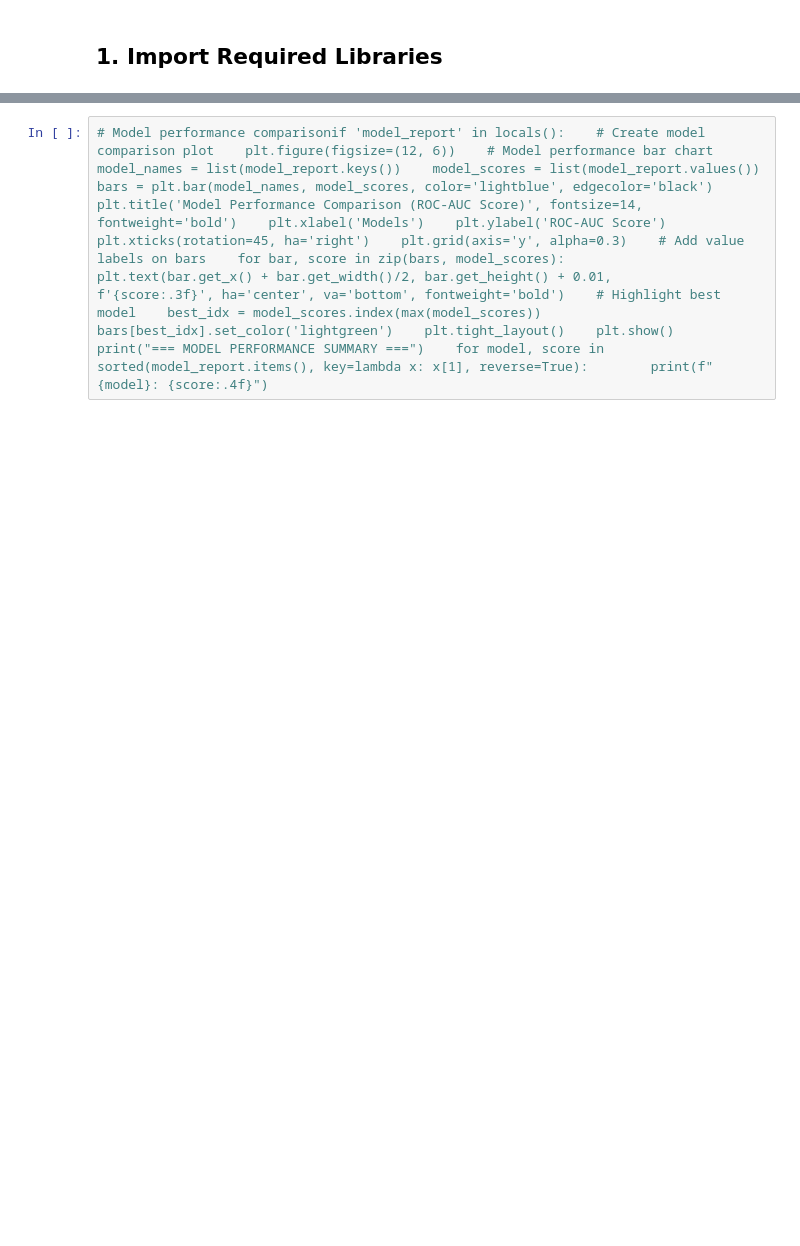
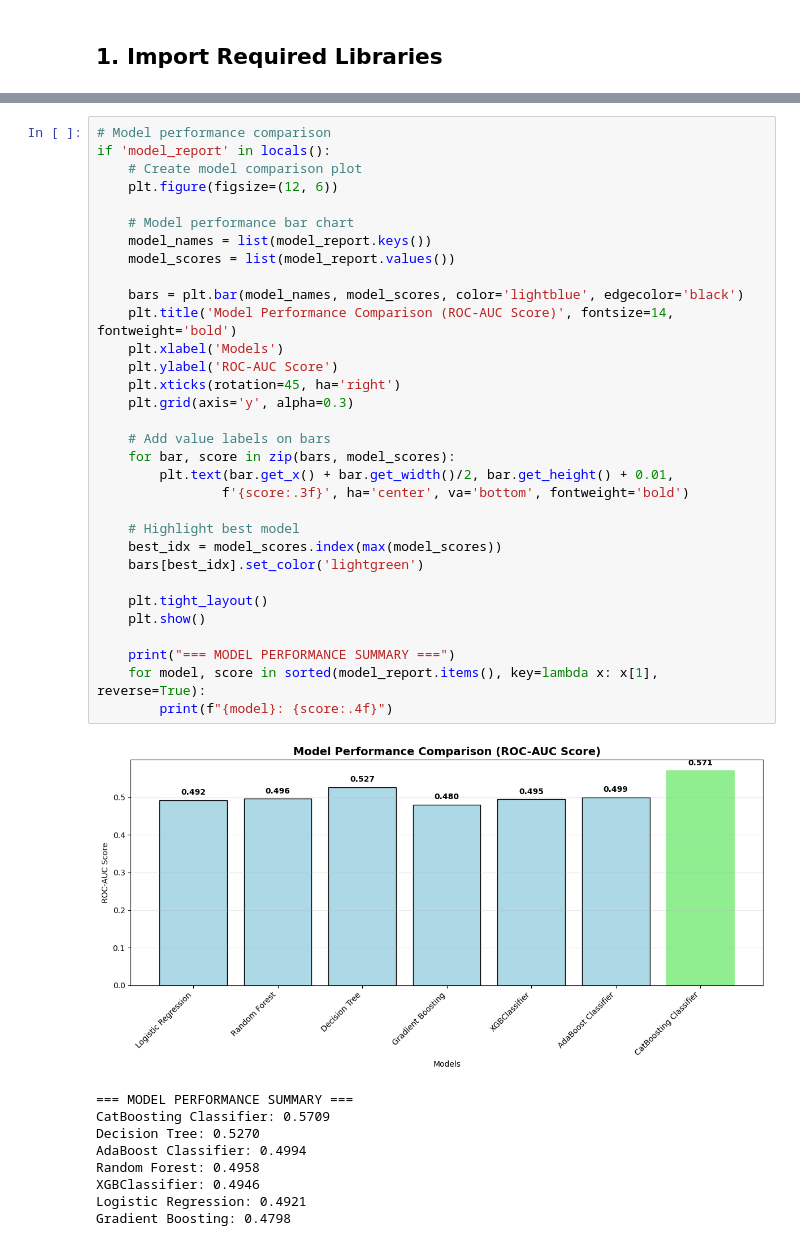
Before and after one commit to Sonalikasingh17/Customer_Churn_Analysis, a Jupyter notebook: Customer_Churn_ML_Pipeline.ipynb, the cells around one changed output, grey strips where cells are left out. Cells and saved outputs as stored; diff of their text form; blank space fills up the shorter version.

```diff
--- a/Customer_Churn_ML_Pipeline.ipynb
+++ b/Customer_Churn_ML_Pipeline.ipynb
@@ -29,3 +582,43 @@
 # %%
-# Model performance comparisonif 'model_report' in locals():    # Create model comparison plot    plt.figure(figsize=(12, 6))    # Model performance bar chart    model_names = list(model_report.keys())    model_scores = list(model_report.values())    bars = plt.bar(model_names, model_scores, color='lightblue', edgecolor='black')    plt.title('Model Performance Comparison (ROC-AUC Score)', fontsize=14, fontweight='bold')    plt.xlabel('Models')    plt.ylabel('ROC-AUC Score')    plt.xticks(rotation=45, ha='right')    plt.grid(axis='y', alpha=0.3)    # Add value labels on bars    for bar, score in zip(bars, model_scores):        plt.text(bar.get_x() + bar.get_width()/2, bar.get_height() + 0.01,                 f'{score:.3f}', ha='center', va='bottom', fontweight='bold')    # Highlight best model    best_idx = model_scores.index(max(model_scores))    bars[best_idx].set_color('lightgreen')    plt.tight_layout()    plt.show()    print("=== MODEL PERFORMANCE SUMMARY ===")    for model, score in sorted(model_report.items(), key=lambda x: x[1], reverse=True):        print(f"{model}: {score:.4f}")
+# Model performance comparison
+if 'model_report' in locals():
+    # Create model comparison plot
+    plt.figure(figsize=(12, 6))
+
+    # Model performance bar chart
+    model_names = list(model_report.keys())
+    model_scores = list(model_report.values())
+
+    bars = plt.bar(model_names, model_scores, color='lightblue', edgecolor='black')
+    plt.title('Model Performance Comparison (ROC-AUC Score)', fontsize=14, fontweight='bold')
+    plt.xlabel('Models')
+    plt.ylabel('ROC-AUC Score')
+    plt.xticks(rotation=45, ha='right')
+    plt.grid(axis='y', alpha=0.3)
+
+    # Add value labels on bars
+    for bar, score in zip(bars, model_scores):
+        plt.text(bar.get_x() + bar.get_width()/2, bar.get_height() + 0.01,
+                f'{score:.3f}', ha='center', va='bottom', fontweight='bold')
+
+    # Highlight best model
+    best_idx = model_scores.index(max(model_scores))
+    bars[best_idx].set_color('lightgreen')
+
+    plt.tight_layout()
+    plt.show()
+
+    print("=== MODEL PERFORMANCE SUMMARY ===")
+    for model, score in sorted(model_report.items(), key=lambda x: x[1], reverse=True):
+        print(f"{model}: {score:.4f}")
+# %% [output]
+[figure, added]
+=== MODEL PERFORMANCE SUMMARY ===
+CatBoosting Classifier: 0.5709
+Decision Tree: 0.5270
+AdaBoost Classifier: 0.4994
+Random Forest: 0.4958
+XGBClassifier: 0.4946
+Logistic Regression: 0.4921
+Gradient Boosting: 0.4798
 # %%
```
Also changed, not shown: parts of 14 cells of this notebook, 6 other files.
